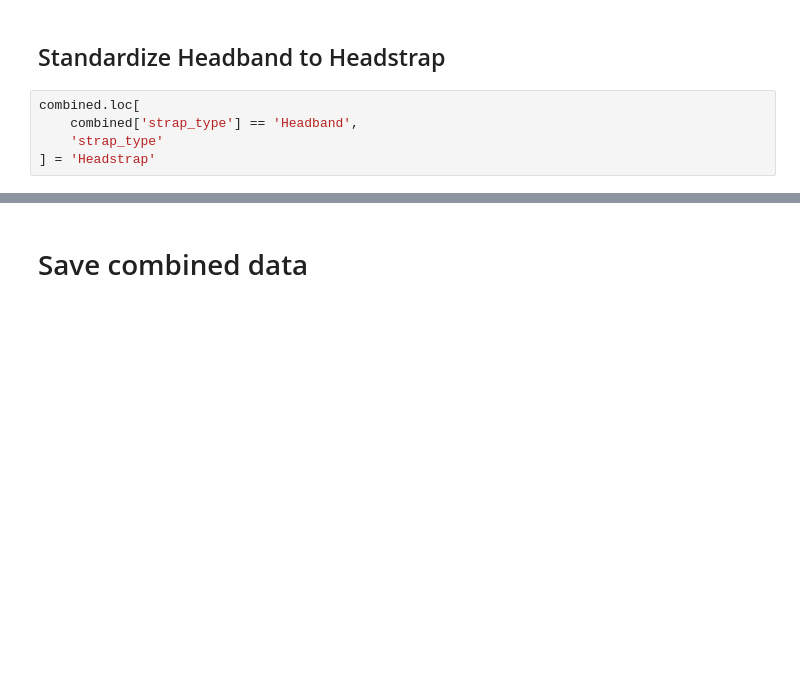
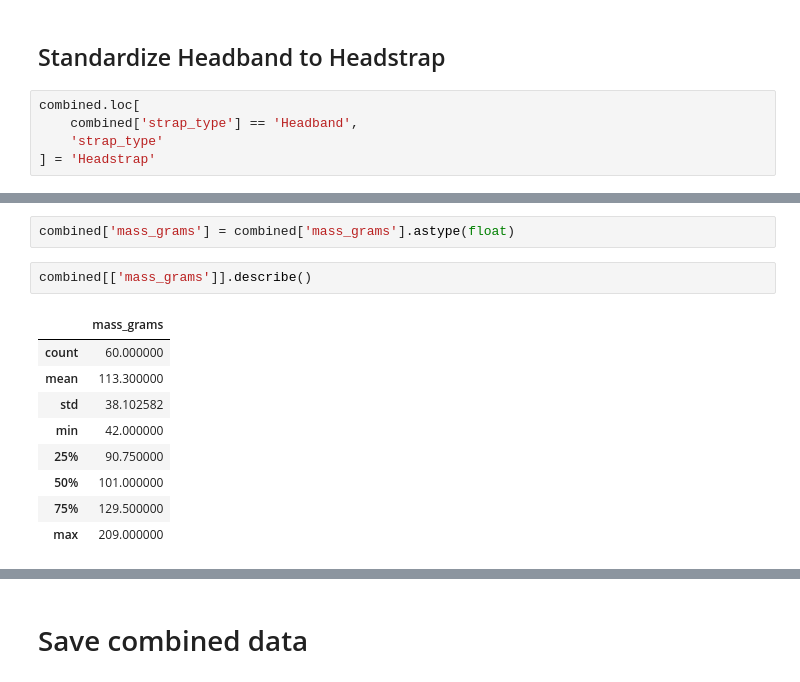
Before and after one commit to Edderic/breathesafe, a Jupyter notebook: python/mask-recommender/notebooks/combine-mask-data-sets.ipynb, the cells around one changed output, grey strips where cells are left out. Saved outputs shown, nothing was run; the diff lists cells and outputs as text; blank space fills up the shorter version.

```diff
--- a/python/mask-recommender/notebooks/combine-mask-data-sets.ipynb
+++ b/python/mask-recommender/notebooks/combine-mask-data-sets.ipynb
@@ -1359,0 +1665,14 @@ combined[~combined['strap_type'].isin(['Earloop', 'Headstrap'])]
+# %%
+combined['mass_grams'] = combined['mass_grams'].astype(float)
+# %%
+combined[['mass_grams']].describe()
+# %% [output]
+|  | mass_grams |
+| count | 60.000000 |
+| mean | 113.300000 |
+| std | 38.102582 |
+| min | 42.000000 |
+| 25% | 90.750000 |
+| 50% | 101.000000 |
+| 75% | 129.500000 |
+| max | 209.000000 |
```
Also changed, not shown: parts of 27 cells of this notebook, 2 other files.
